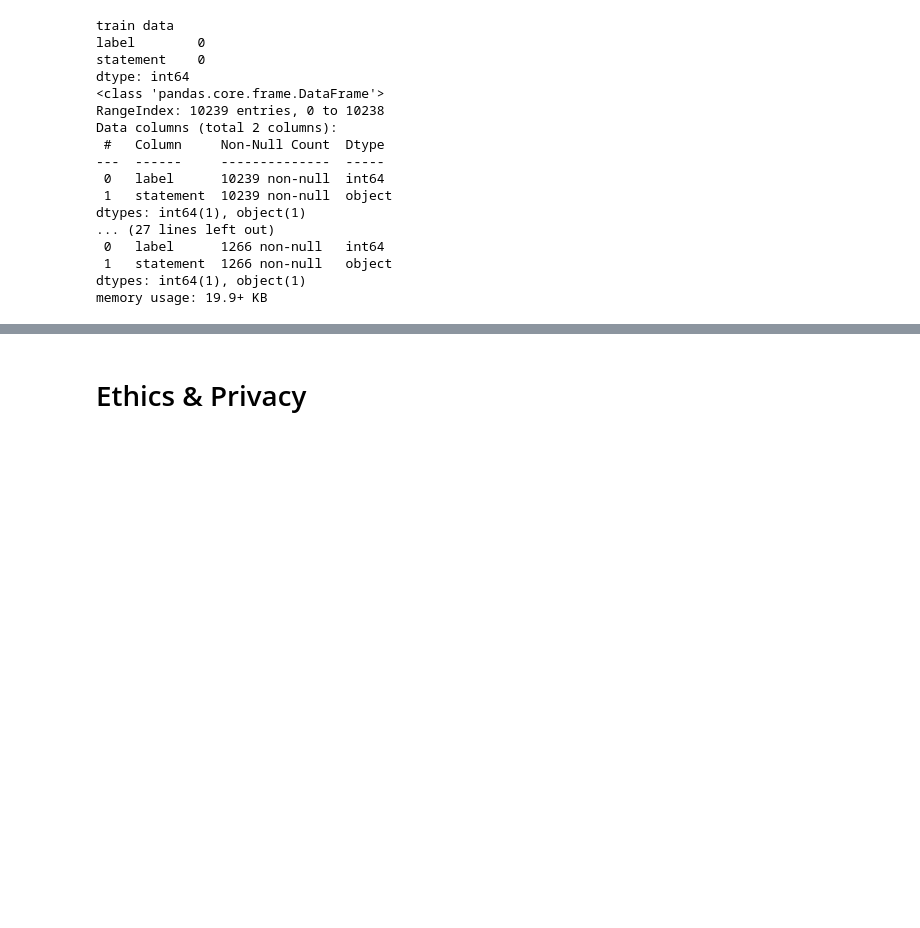
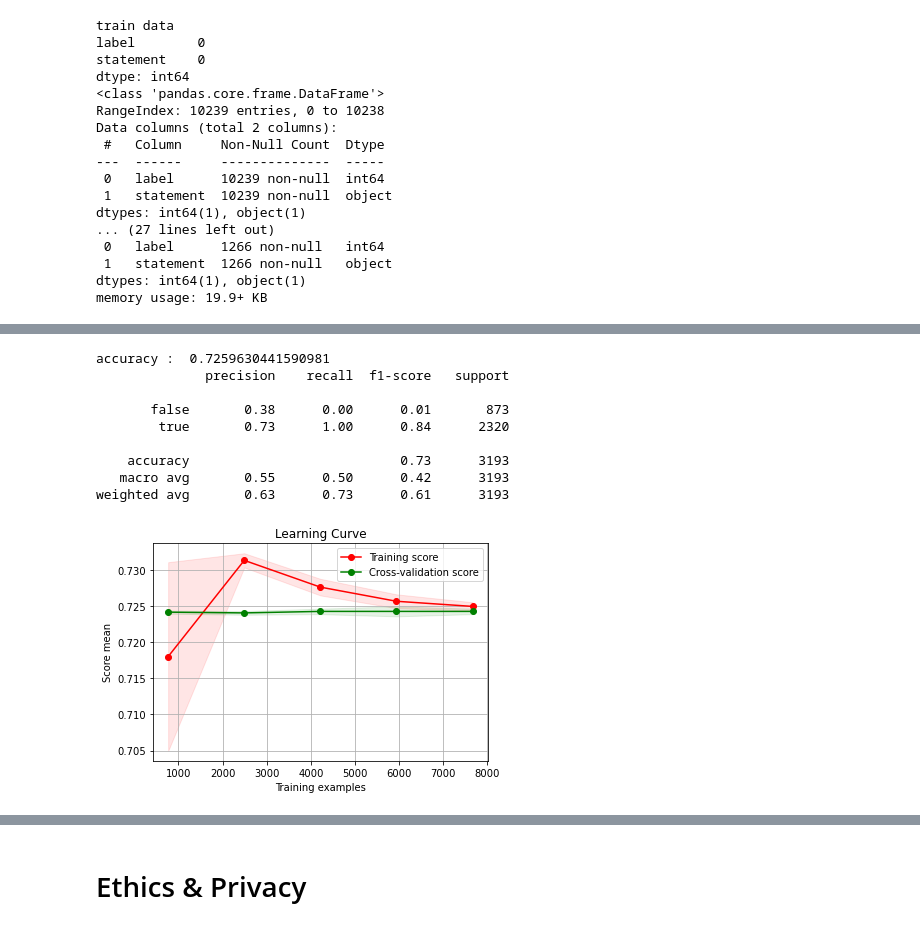
Before and after one commit to COGS118A/Group011-Wi23, a Jupyter notebook: CheckpointGroup011-Wi23.ipynb, the cells around one changed output, grey strips where cells are left out. Cells and saved outputs as stored; diff of their text form; code cells hidden in the pictures; blank space fills up the shorter version.

```diff
--- a/CheckpointGroup011-Wi23.ipynb
+++ b/CheckpointGroup011-Wi23.ipynb
@@ -301,0 +440,16 @@ memory usage: 19.9+ KB
+# %%
+# logistic reguression with l2 regularization and less C
+acc, table = classification(model_lgr, X, y)
+print("accuracy : ",acc)
+print(table)
+# %% [output]
+accuracy :  0.7259630441590981
+              precision    recall  f1-score   support
+
+       false       0.38      0.00      0.01       873
+        true       0.73      1.00      0.84      2320
+
+    accuracy                           0.73      3193
+   macro avg       0.55      0.50      0.42      3193
+weighted avg       0.63      0.73      0.61      3193
+[figure, added]
```
Also changed, not shown: parts of 11 cells of this notebook.
